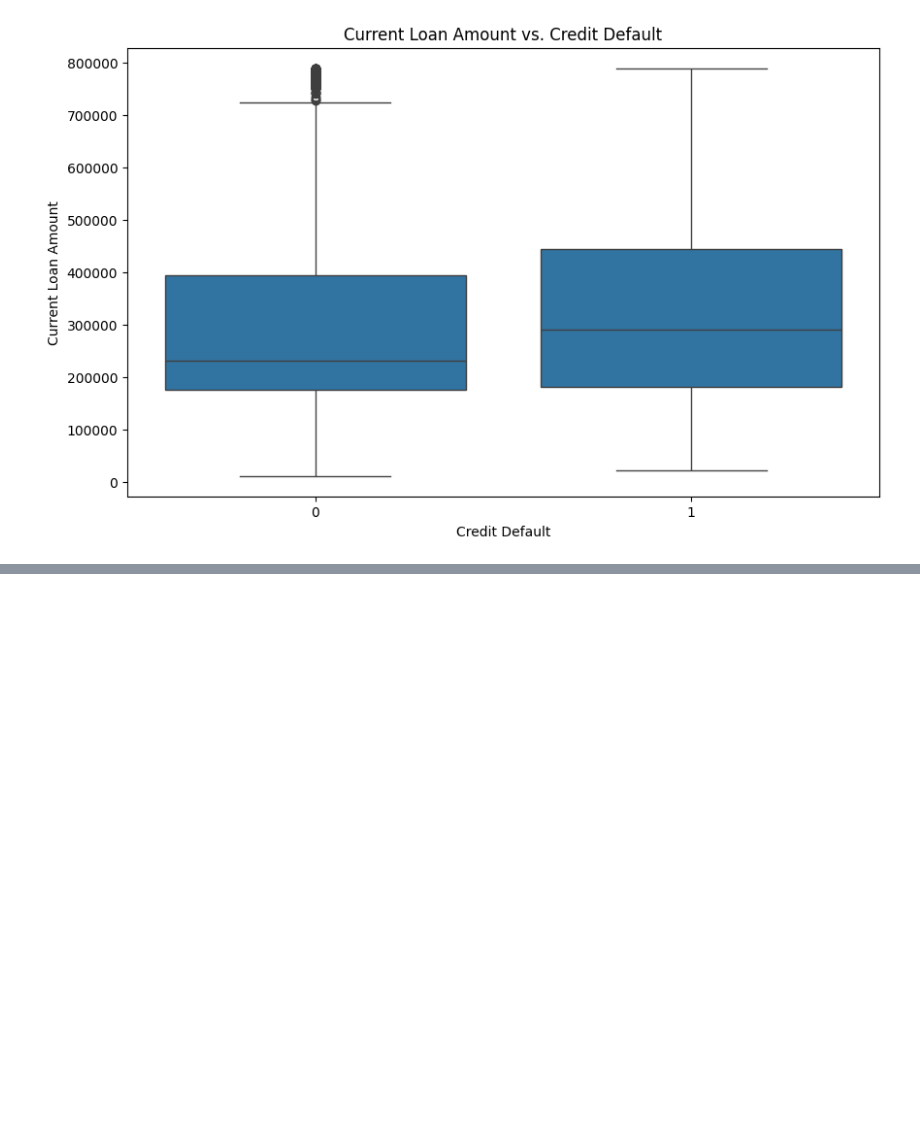
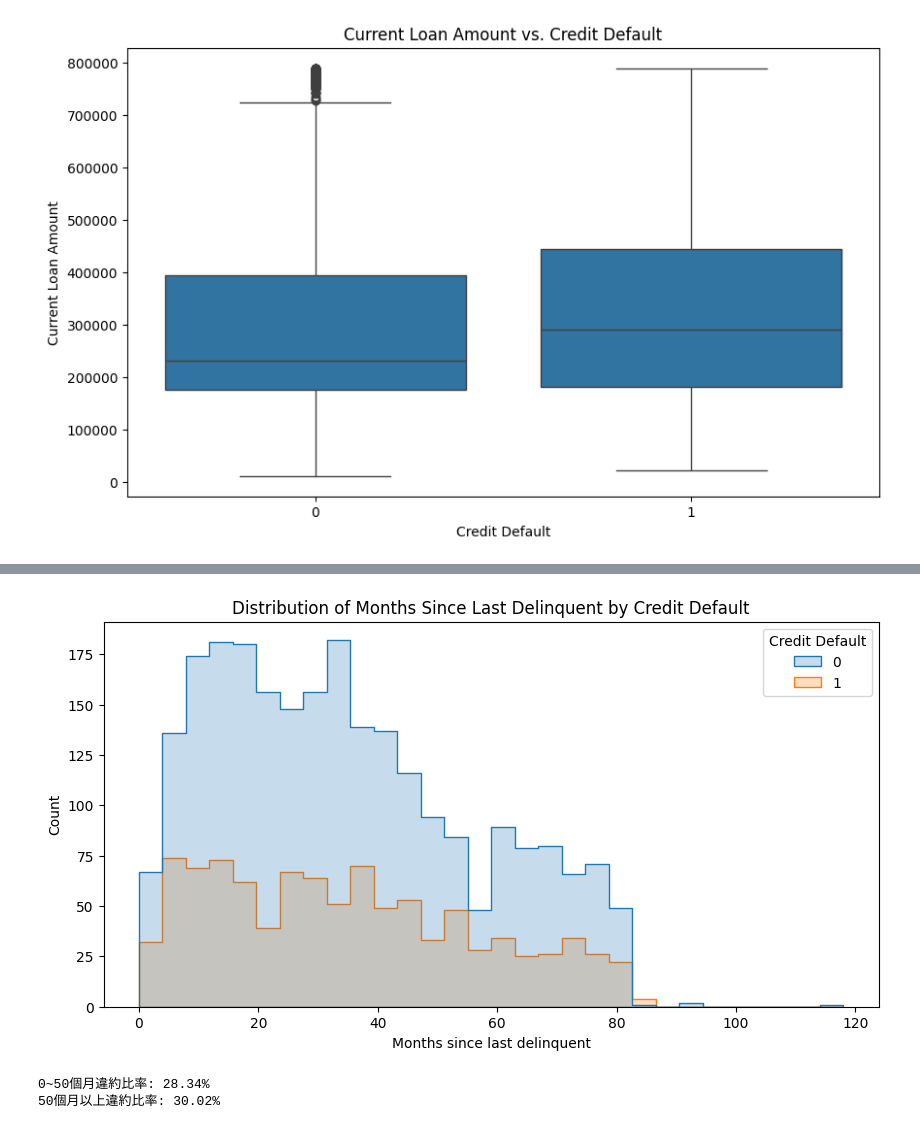
Before and after one commit to LiShun522/Loan-Default-Prediction, a Jupyter notebook: Untitled.ipynb, the cells around one changed output, grey strips where cells are left out. Cells and saved outputs as stored; diff of their text form; code cells hidden in the pictures; blank space fills up the shorter version.

```diff
--- a/Untitled.ipynb
+++ b/Untitled.ipynb
@@ -211,0 +237,21 @@ plt.show()
+# %%
+plt.figure(figsize=(10, 5))
+sns.histplot(df, x="Months since last delinquent", hue="Credit Default", bins=30, element="step")
+plt.title("Distribution of Months Since Last Delinquent by Credit Default")
+plt.show()
+# %% [output]
+[figure, added]
+# %%
+# 定義區間
+df_0_50 = df[df["Months since last delinquent"] <= 50]
+df_50_last = df[df["Months since last delinquent"] > 50 ]
+
+# 計算違約率
+default_rate_0_50 = df_0_50["Credit Default"].mean()
+default_rate_50_last = df_50_last["Credit Default"].mean()
+
+print(f"0~50個月違約比率: {default_rate_0_50:.2%}")
+print(f"50個月以上違約比率: {default_rate_50_last:.2%}")
+# %% [output]
+0~50個月違約比率: 28.34%
+50個月以上違約比率: 30.02%
```
Also changed, not shown: parts of 5 cells of this notebook, 1 other file.
